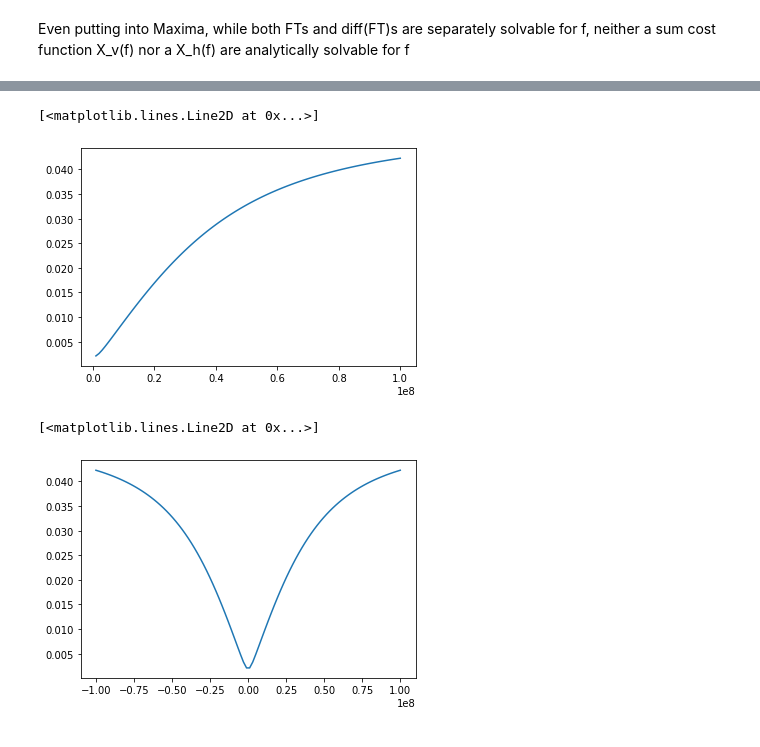
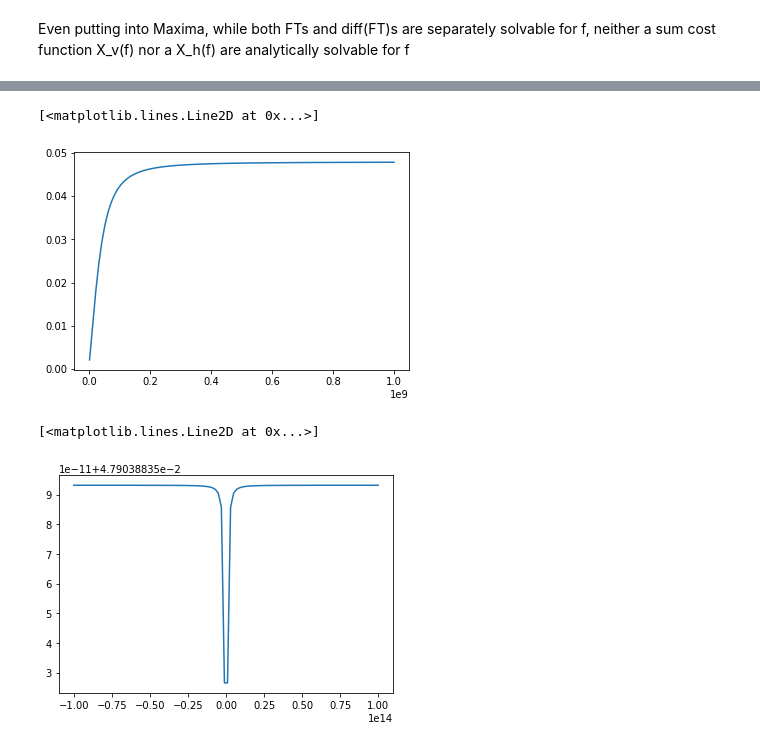
Before and after one commit to 0xDBFB7/transmembrane_potential, a Jupyter notebook: transmembrane_math.ipynb, the cells around one changed output, grey strips where cells are left out. Drawn from its saved outputs; the diff is of its cells as text; code cells hidden in the pictures.

```diff
--- a/transmembrane_math.ipynb
+++ b/transmembrane_math.ipynb
@@ -680,7 +680,7 @@ U = Function("U")
 # %%
 fourier_const = 2 * pi * I * f
 
-FT_x0_ode = Eq(x0_w(t), main_x0_ode).subs([(u0(t), U(f)), (u1(t), fourier_const*U(f)),(u2(t), fourier_const*fourier_const*U(f)),
+FT_x0_ode = Eq(x0_w(t), main_x0_ode_nondim).subs([(u0(t), U(f)), (u1(t), fourier_const*U(f)),(u2(t), fourier_const*fourier_const*U(f)),
                   (x0_w(t), X_w(f)), (x1_w(t), fourier_const*X_w(f)), (x2_w(t), fourier_const*fourier_const*X_w(f))]).expand()
 
 FT_x0_ode = sympy.solve(FT_x0_ode, X_w(f))[0]
@@ -691,8 +691,11 @@ FT_x0_ode
 # %%
 alpha_v, beta_v, gamma_v, phi_v, xi_v = symbols("alpha_v, beta_v, gamma_v, phi_v, xi_v")
 
+#override
+U0_v = U0_h
+
 FT_virus_x0_ode = FT_x0_ode.subs([(alpha_w, alpha_v), (beta_w, beta_v),
-                            (gamma_w, gamma_v),(phi_w, phi_v),(xi_w, xi_v)])
+                            (gamma_w, gamma_v),(phi_w, phi_v),(xi_w, xi_v), (U0_w, U0_v), (T0_w, T0), (X0_w, X0_v)])
 
 # FT_virus_x0_ode = FT_virus_x0_ode.subs(U(f),sympy.DiracDelta(f-k)) #okay, now this is just silly and unnecessary wrangling.
 FT_virus_x0_ode = FT_virus_x0_ode.subs(U(f), 1)
@@ -704,7 +707,7 @@ FT_virus_x0_ode
 alpha_h, beta_h, gamma_h, phi_h, xi_h = symbols("alpha_h, beta_h, gamma_h, phi_h, xi_h")
 
 FT_host_x0_ode = FT_x0_ode.subs([(alpha_w, alpha_h), (beta_w, beta_h),
-                            (gamma_w, gamma_h),(phi_w, phi_h),(xi_w, xi_h)])
+                            (gamma_w, gamma_h),(phi_w, phi_h),(xi_w, xi_h), (U0_w, U0_h), (T0_w, T0), (X0_w, X0_h)])
 
 # FT_host_x0_ode = FT_host_x0_ode.subs(U(f),sympy.DiracDelta(f-k)) #okay, now this is just silly and unnecessary wrangling.
 FT_host_x0_ode = FT_host_x0_ode.subs(U(f),1)
@@ -753,9 +759,15 @@ Even putting into Maxima, while both FTs and diff(FT)s are separately solvable f
 # sympy.inverse_fourier_transform(FT_virus_x0_ode,f,x)
 # doesn't evaluate
 # %%
-# okay, so if we can't analytically differentiate and set to 0, can we just plot the frequency response?
-J_eq= X_v(f) / X_h(f)
+# okay, so if we can't analytically differentiate (this works) and set to 0 (this doesn't, can't find the root of the huge thing,
+# can't even re-arrange it), can we just plot the frequency response?
+def ep_func(V,Vep):
+    return np.exp((V**2.0) / (Vep**2.0)) - 1
 
+# J_eq= X_v(f) / X_h(f)
+
+# J_eq= ep_func(X_v(f),0.25) / ep_func(X_h(f),0.25)
+# this gives a nice sharp peak
 
 virus_coefficient_substitutions = [(alpha_v, virus.alpha), (beta_v, virus.beta),
                             (gamma_v, virus.gamma),(phi_v, virus.phi),(xi_v, virus.xi)]
@@ -763,11 +775,10 @@ host_coefficient_substitutions = [(alpha_h, host_cell.alpha), (beta_h, host_cell
                             (gamma_h, host_cell.gamma),(phi_h, host_cell.phi), (xi_h, host_cell.xi)]
 
 
-J_eq = J_eq.subs(X_v(f), FT_virus_x0_ode)
-J_eq = J_eq.subs(X_h(f), FT_host_x0_ode)
-J_eq = J_eq.subs(virus_coefficient_substitutions)
-J_eq = J_eq.subs(host_coefficient_substitutions)
+# J_eq = J_eq.subs(X_v(f), FT_virus_x0_ode)
+# J_eq = J_eq.subs(X_h(f), FT_host_x0_ode)
+# J_eq = J_eq.subs(virus_coefficient_substitutions)
+# J_eq = J_eq.subs(host_coefficient_substitutions)
 
-import matplotlib.pyplot as plt
-freqs = np.linspace(0.01, 1e6, 100)
-plt.plot(freqs, np.abs(np.array([J_eq.subs(f,a).evalf() for a in freqs]))) #has no complex part
+virus_FT_function = sympy.lambdify(f, FT_virus_x0_ode.subs(virus_coefficient_substitutions), "numpy")
+host_FT_function = sympy.lambdify(f, FT_host_x0_ode.subs(host_coefficient_substitutions), "numpy")
@@ -777,14 +797,16 @@ plt.plot(freqs, np.abs(np.array([J_eq.subs(f,a).evalf() for a in freqs]))) #has
 # %%
-freqs = np.linspace(1e6, 1e8, 100)
-plt.plot(freqs, np.abs(np.array([J_eq.subs(f,a).evalf() for a in freqs])))
+freqs = np.linspace(1e6*T0, 1e9*T0, 100)
+
+plt.plot(freqs/T0, np.abs(virus_FT_function(freqs)/host_FT_function(freqs))) #has no complex part
+# plt.plot(freqs/T0, np.abs(np.array([J_eq.subs(f,a).evalf() for a in freqs])))
 # %% [output]
 [<matplotlib.lines.Line2D at 0x...>]
-[figure, old version]
+[figure, new version]
 # %%
 freqs = np.linspace(-1e8, 1e8, 100)
-plt.plot(freqs, np.abs(np.array([J_eq.subs(f,a).evalf() for a in freqs])))
+plt.plot(freqs/T0, np.abs(virus_FT_function(freqs)/host_FT_function(freqs))) #has no complex part
 # %% [output]
 [<matplotlib.lines.Line2D at 0x...>]
-[figure, old version]
+[figure, new version]
 # %%
 # how about two sine components? plot the whole surface? impulse train
```
Also changed, not shown: parts of 9 cells of this notebook.
